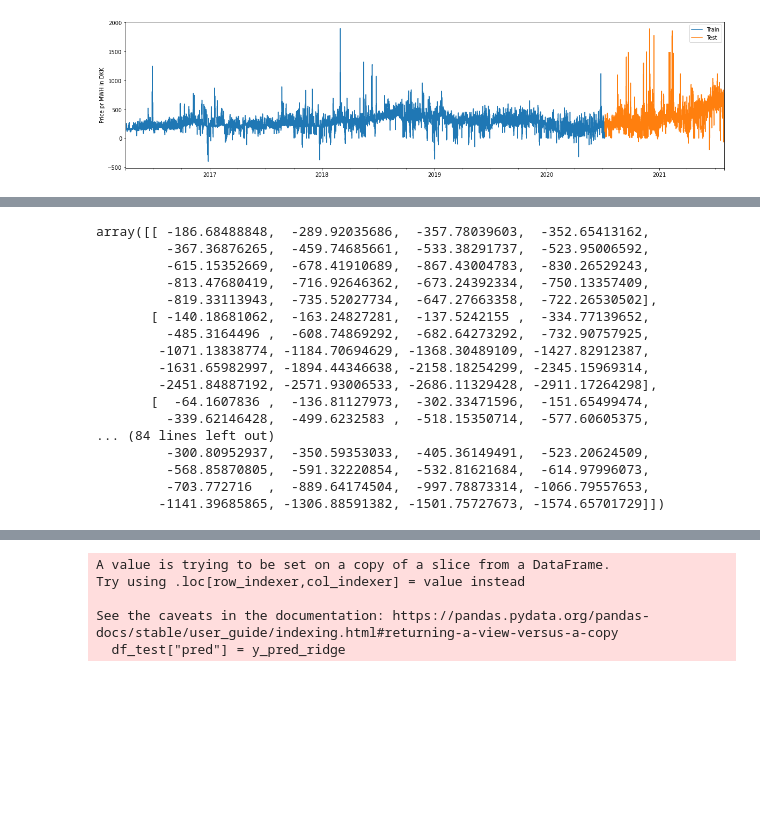
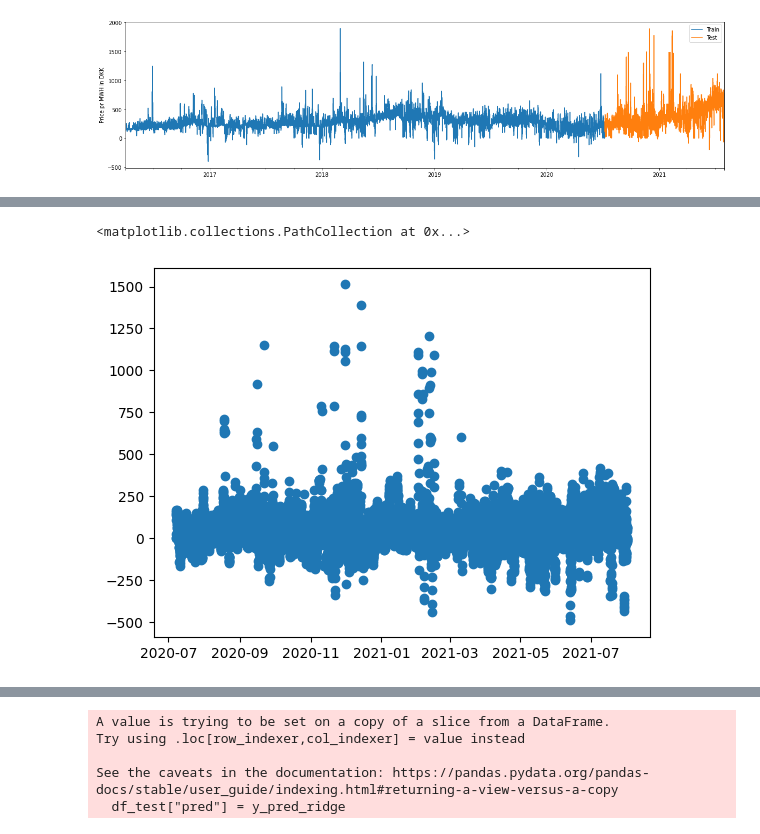
Before and after one commit to sjhpol/ISDS_arbejde, a Jupyter notebook: Exam/RIDGEreg copy.ipynb, the cells around one changed output, grey strips where cells are left out. Cells and saved outputs as stored; diff of their text form; code cells hidden in the pictures; blank space fills up the shorter version.

```diff
--- a/Exam/RIDGEreg copy.ipynb
+++ b/Exam/RIDGEreg copy.ipynb
@@ -146,21 +148,7 @@ ax.legend()
-# %%
-test_scores
-# %% [output]
-array([[ -186.68488848,  -289.92035686,  -357.78039603,  -352.65413162,
-         -367.36876265,  -459.74685661,  -533.38291737,  -523.95006592,
-         -615.15352669,  -678.41910689,  -867.43004783,  -830.26529243,
-         -813.47680419,  -716.92646362,  -673.24392334,  -750.13357409,
-         -819.33113943,  -735.52027734,  -647.27663358,  -722.26530502],
-       [ -140.18681062,  -163.24827281,  -137.5242155 ,  -334.77139652,
-         -485.3164496 ,  -608.74869292,  -682.64273292,  -732.90757925,
-        -1071.13838774, -1184.70694629, -1368.30489109, -1427.82912387,
-        -1631.65982997, -1894.44346638, -2158.18254299, -2345.15969314,
-        -2451.84887192, -2571.93006533, -2686.11329428, -2911.17264298],
-       [  -64.1607836 ,  -136.81127973,  -302.33471596,  -151.65499474,
-         -339.62146428,  -499.6232583 ,  -518.15350714,  -577.60605375,
-... (84 lines left out)
-         -300.80952937,  -350.59353033,  -405.36149491,  -523.20624509,
-         -568.85870805,  -591.32220854,  -532.81621684,  -614.97996073,
-         -703.772716  ,  -889.64174504,  -997.78873314, -1066.79557653,
-        -1141.39685865, -1306.88591382, -1501.75727673, -1574.65701729]])
+# %%
+errors = y_test - y_pred_ridge
+plt.scatter(df_test.index,errors)
+# %% [output]
+<matplotlib.collections.PathCollection at 0x...>
+[figure, added]
 # %%
```
Also changed, not shown: parts of 14 cells of this notebook, 3 other files.
